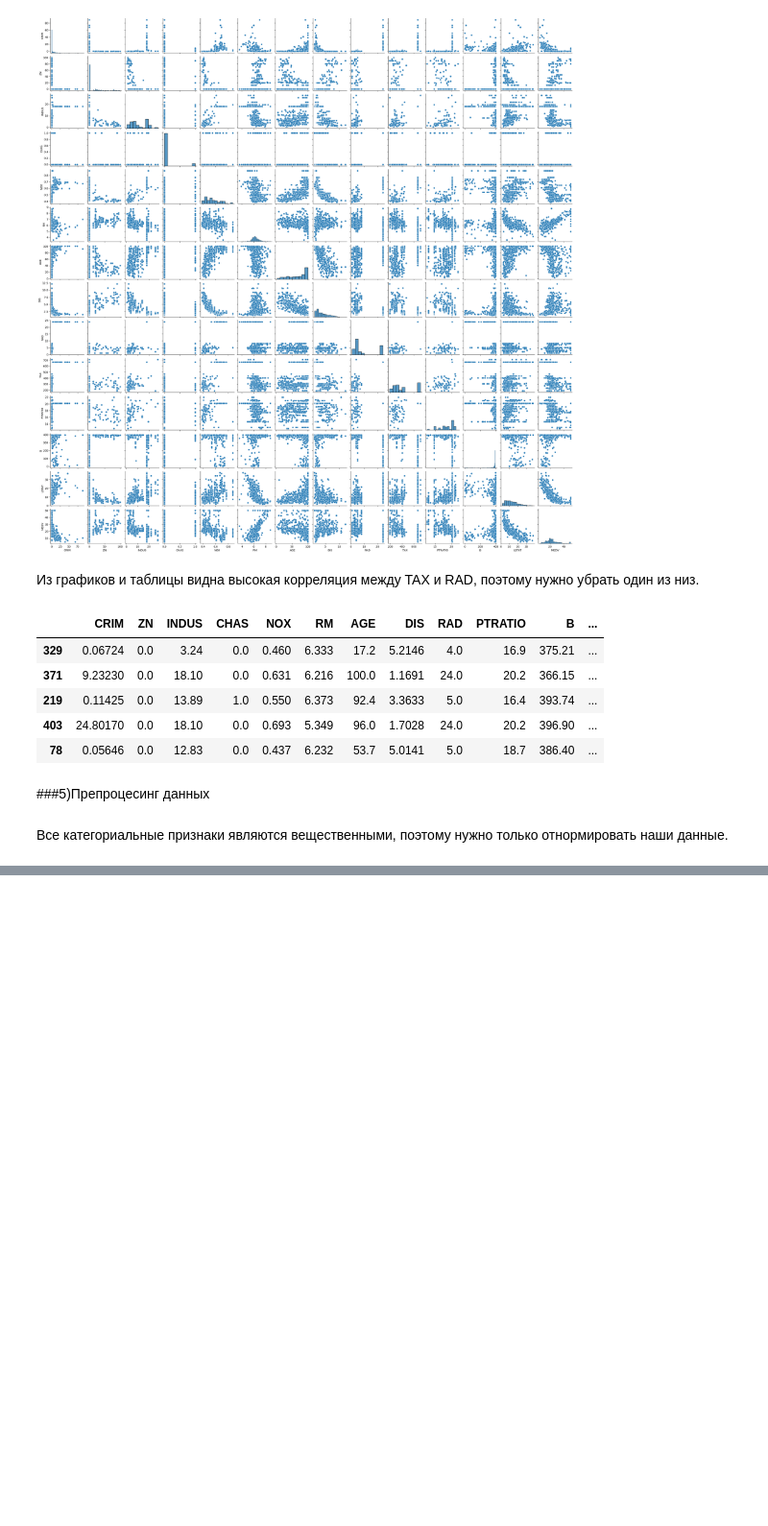
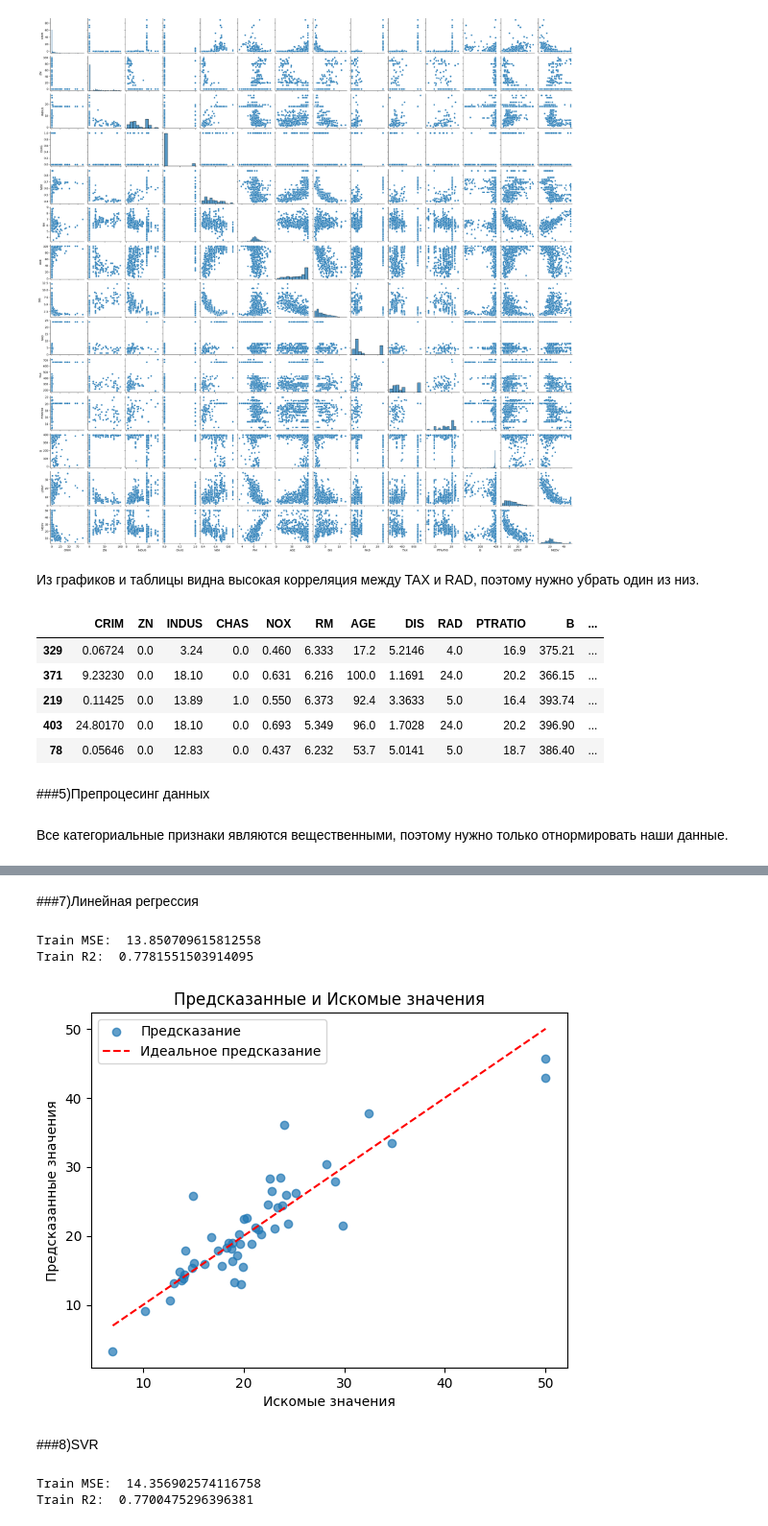
Before and after one commit to EgorBelugin/ML_Mipt, a Jupyter notebook: ml_mipt.ipynb, the cells around one changed output, grey strips where cells are left out. Shown at 96% size. Cells and saved outputs as stored; diff of their text form; code cells hidden in the pictures; blank space fills up the shorter version.

```diff
--- a/ml_mipt.ipynb
+++ b/ml_mipt.ipynb
@@ -130,0 +174,34 @@ X.sample(5, random_state=0)
+# %%
+X_train, X_test, y_train, y_test = train_test_split(X, y, test_size=0.1, random_state=42)
+# %% [markdown]
+###7)Линейная регрессия
+# %%
+lr = LinearRegression()
+lr.fit(X_train, y_train)
+y_pred = lr.predict(X_test)
+print("Train MSE: ", mean_squared_error(y_test, y_pred))
+print("Train R2: ", r2_score(y_test, y_pred))
+# %% [output]
+Train MSE:  13.850709615812558
+Train R2:  0.7781551503914095
+# %%
+plt.scatter(y_test, y_pred, alpha=0.7, label='Предсказание')
+plt.plot([min(y_test), max(y_test)], [min(y_test), max(y_test)], linestyle='--', color='red', label='Идеальное предсказание')
+plt.xlabel('Искомые значения')
+plt.ylabel('Предсказанные значения')
+plt.title('Предсказанные и Искомые значения')
+plt.legend()
+plt.show()
+# %% [output]
+[figure, added]
+# %% [markdown]
+###8)SVR
+# %%
+svr = SVR(kernel='linear')
+svr.fit(X_train, y_train)
+y_pred = svr.predict(X_test)
+print("Train MSE: ", mean_squared_error(y_test, y_pred))
+print("Train R2: ", r2_score(y_test, y_pred))
+# %% [output]
+Train MSE:  14.356902574116758
+Train R2:  0.7700475296396381
```
Also changed, not shown: parts of 5 cells of this notebook.
